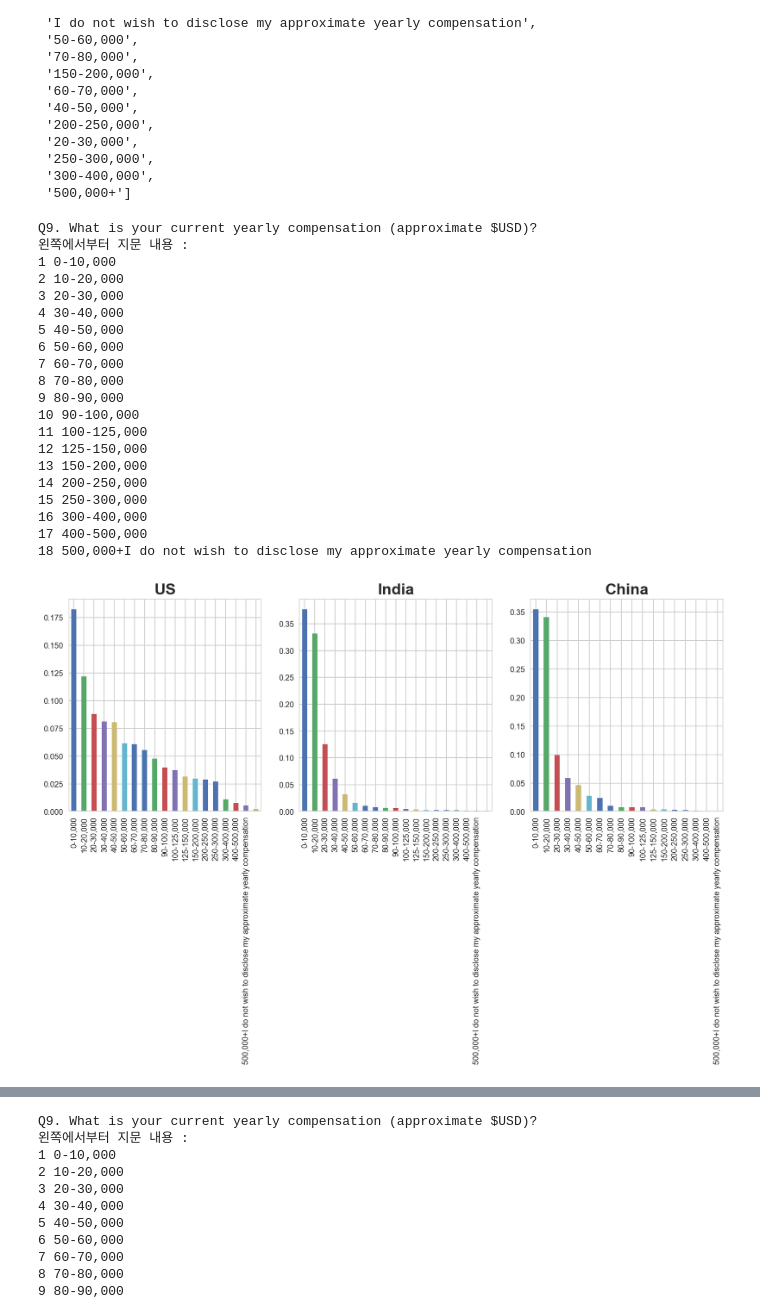
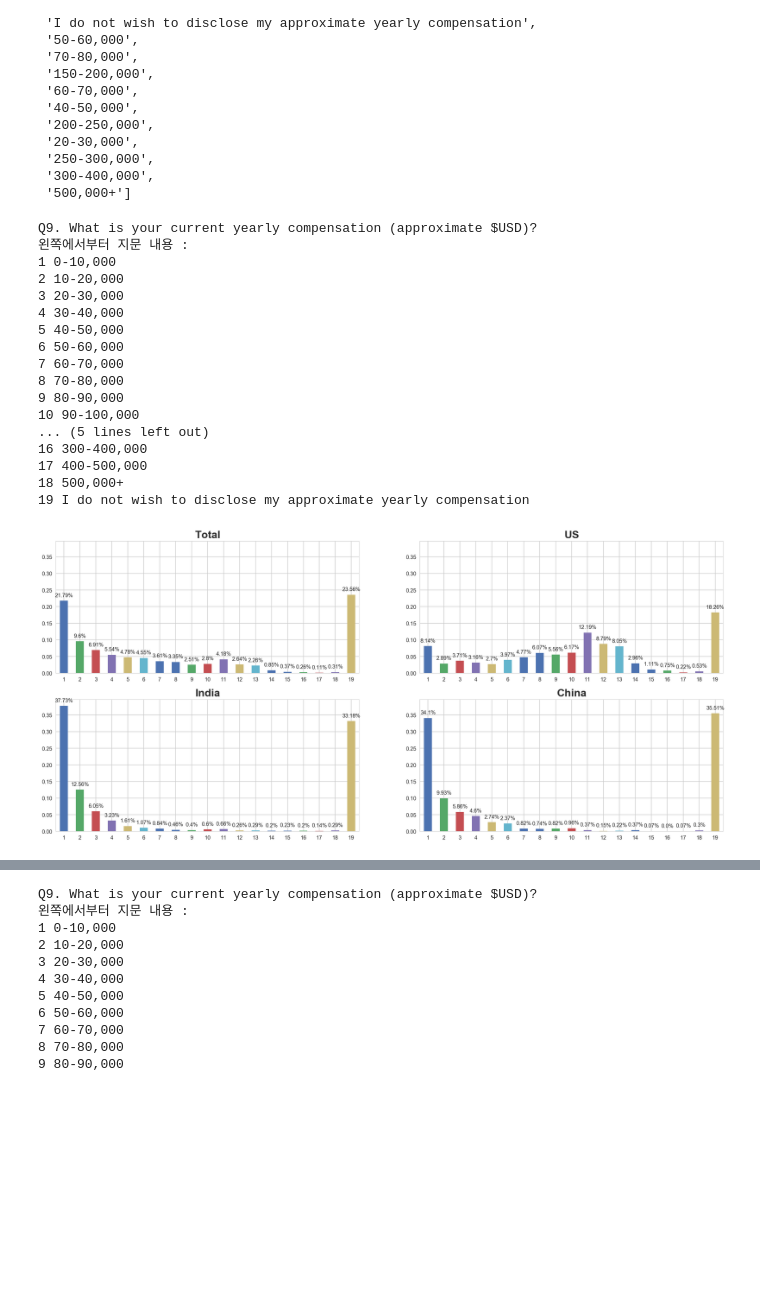
Before and after one commit to DanialDaeHyunNam/2018-Kaggle-ML-And-DS-Survey-Challenge, a Jupyter notebook: Danial/basic_preprocessing.ipynb, the cells around one changed output, grey strips where cells are left out. Cells and saved outputs as stored; diff of their text form; code cells hidden in the pictures; blank space fills up the shorter version.

```diff
--- a/Danial/basic_preprocessing.ipynb
+++ b/Danial/basic_preprocessing.ipynb
@@ -703,31 +821,28 @@ order = [
     '250-300,000',
     '300-400,000',
     '400-500,000',
-    '500,000+'
+    '500,000+',
     'I do not wish to disclose my approximate yearly compensation'
 ]
 # %%
-ks.draw_plot(9, dfs_ = dfs, order=order, is_use_the_same_y_lim=False)
+ks.draw_plot(9, dfs_ = dfs, order=order, is_use_the_same_y_lim=True, plot_cols=2)
 # %% [output]
 Q9. What is your current yearly compensation (approximate $USD)?
 왼쪽에서부터 지문 내용 :
 1 0-10,000
 2 10-20,000
 3 20-30,000
 4 30-40,000
 5 40-50,000
 6 50-60,000
 7 60-70,000
 8 70-80,000
 9 80-90,000
 10 90-100,000
-11 100-125,000
-12 125-150,000
-13 150-200,000
-14 200-250,000
-15 250-300,000
+... (5 lines left out)
 16 300-400,000
 17 400-500,000
-18 500,000+I do not wish to disclose my approximate yearly compensation
+18 500,000+
+19 I do not wish to disclose my approximate yearly compensation
-[figure, old version]
+[figure, new version]
 # %%
```
Also changed, not shown: parts of 15 cells of this notebook, 4 other files.
